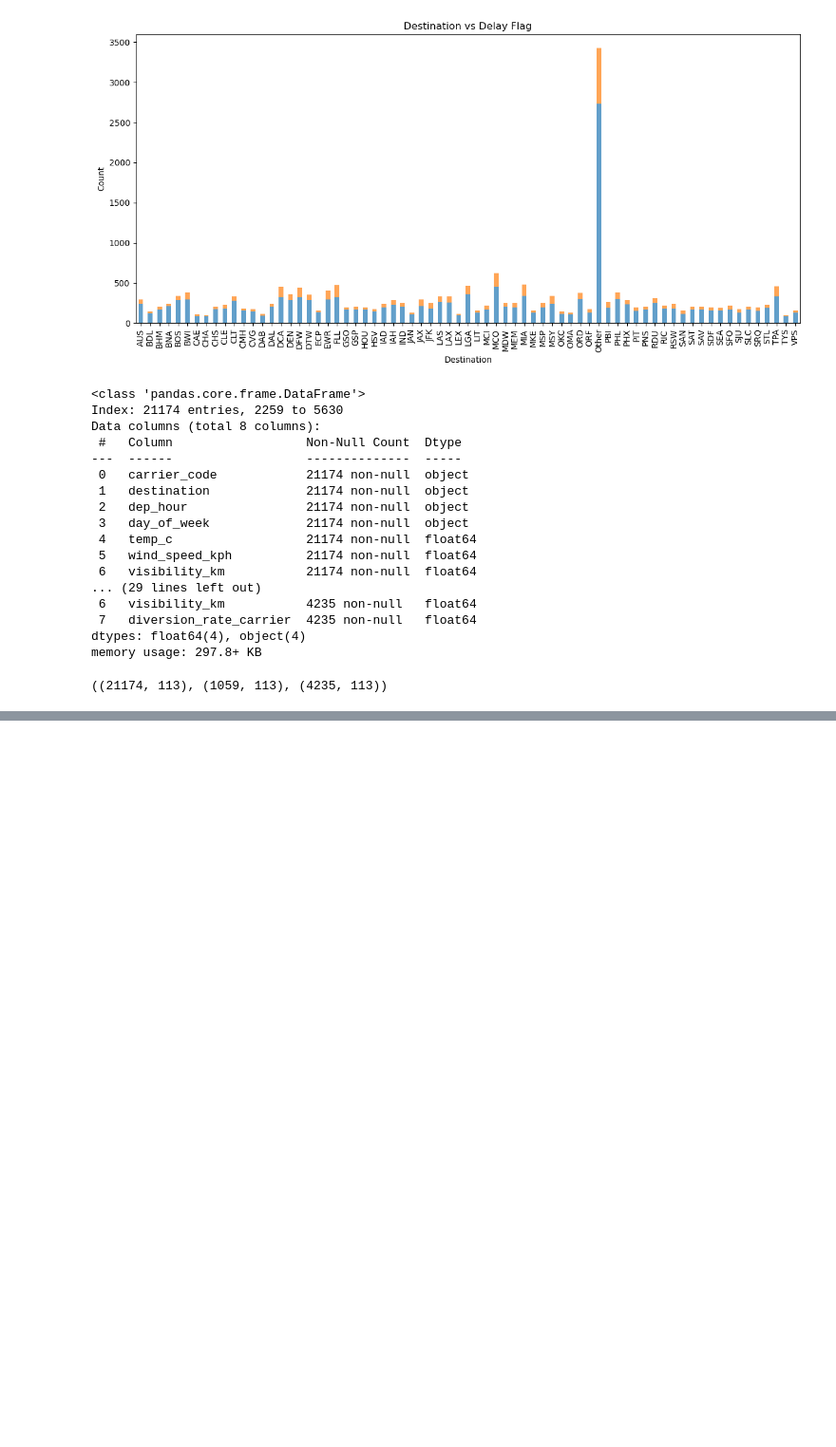
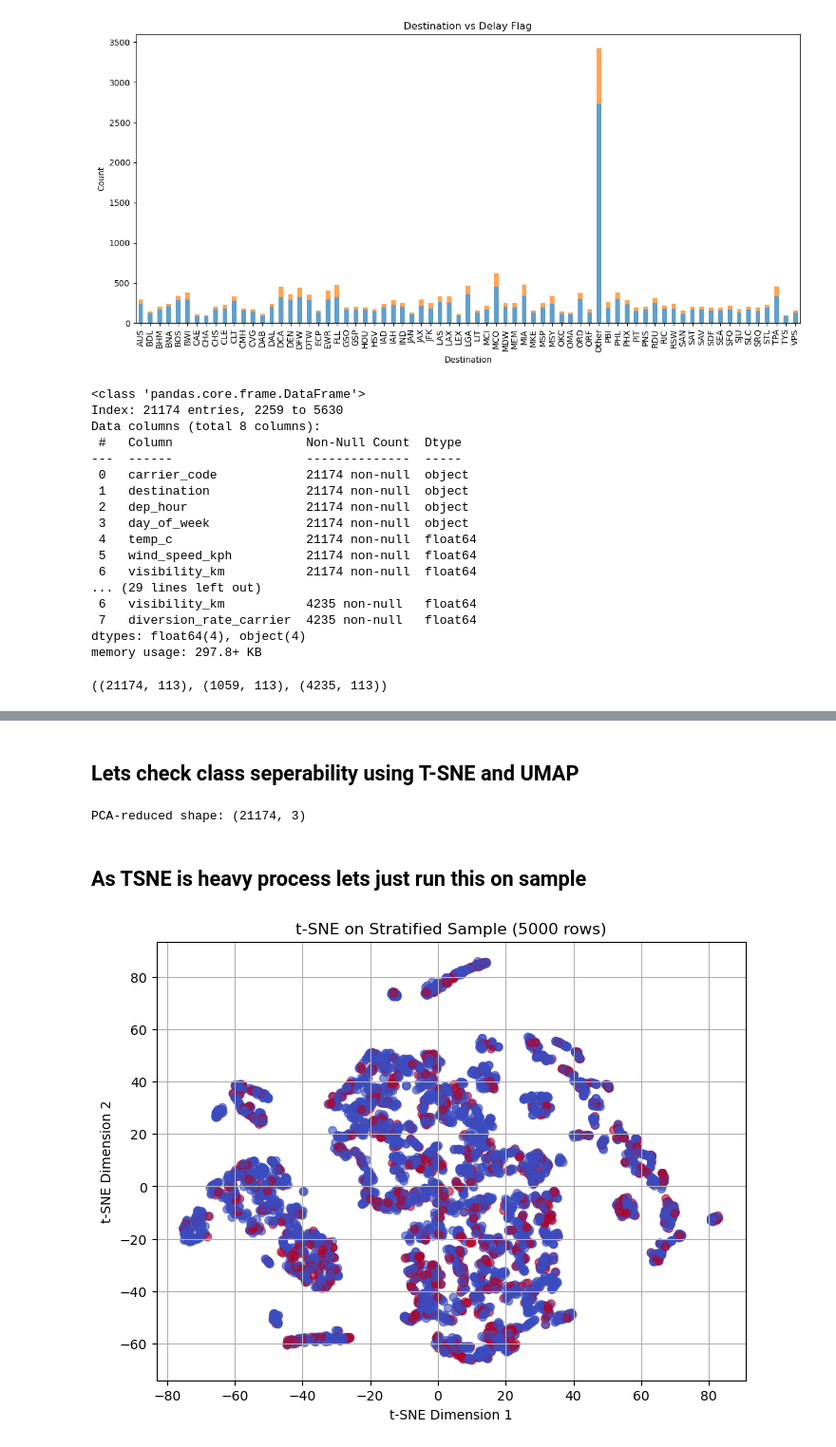
Before and after one commit to ppavank83/flight-delay-analytics, a Jupyter notebook: eda_preprocessing/eda.ipynb, the cells around one changed output, grey strips where cells are left out. Shown at 95% size. Cells and saved outputs as stored; diff of their text form; code cells hidden in the pictures; blank space fills up the shorter version.

Commit message:
Add model_training artifacts and updated EDA notebook

```diff
--- a/eda_preprocessing/eda.ipynb
+++ b/eda_preprocessing/eda.ipynb
@@ -582,0 +641,4 @@ X_train_final.shape, X_val_final.shape, X_test_final.shape
+# %%
+X_train_final = X_train_final_scaled
+X_val_final = X_val_final_scaled
+X_test_final = X_test_final_scaled
@@ -582,0 +655,34 @@ X_train_final.shape, X_val_final.shape, X_test_final.shape
+# %% [markdown]
+## Lets check class seperability using T-SNE and UMAP
+# %%
+# Step 1: PCA to retain 90% variance
+pca = PCA(n_components=3, random_state=42)
+X_pca = pca.fit_transform(X_train_final)
+
+print(f"PCA-reduced shape: {X_pca.shape}")
+# %% [output]
+PCA-reduced shape: (21174, 3)
+# %% [markdown]
+## As TSNE is heavy process lets just run this on sample
+# %%
+# Stratified sample: take 5000 points with class balance
+X_sample, _, y_sample, _ = train_test_split(
+    X_pca, y_train,
+    train_size=5000,
+    stratify=y_train,
+    random_state=42
+)
+# %%
+tsne = TSNE(n_components=2, random_state=42, perplexity=30, n_iter=1000)
+X_tsne_sample = tsne.fit_transform(X_sample)
+
+# Plot
+plt.figure(figsize=(8, 6))
+plt.scatter(X_tsne_sample[:, 0], X_tsne_sample[:, 1], c=y_sample, cmap='coolwarm', alpha=0.6)
+plt.title("t-SNE on Stratified Sample (5000 rows)")
+plt.xlabel("t-SNE Dimension 1")
+plt.ylabel("t-SNE Dimension 2")
+plt.grid(True)
+plt.show()
+# %% [output]
+[figure, added]
```
Also changed, not shown: parts of 16 cells of this notebook, 14 other files.
